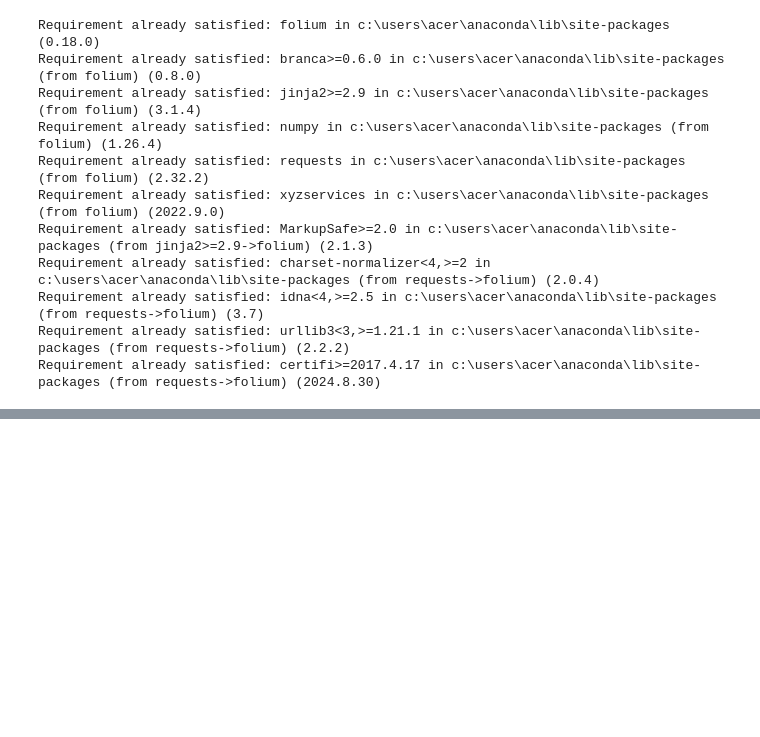
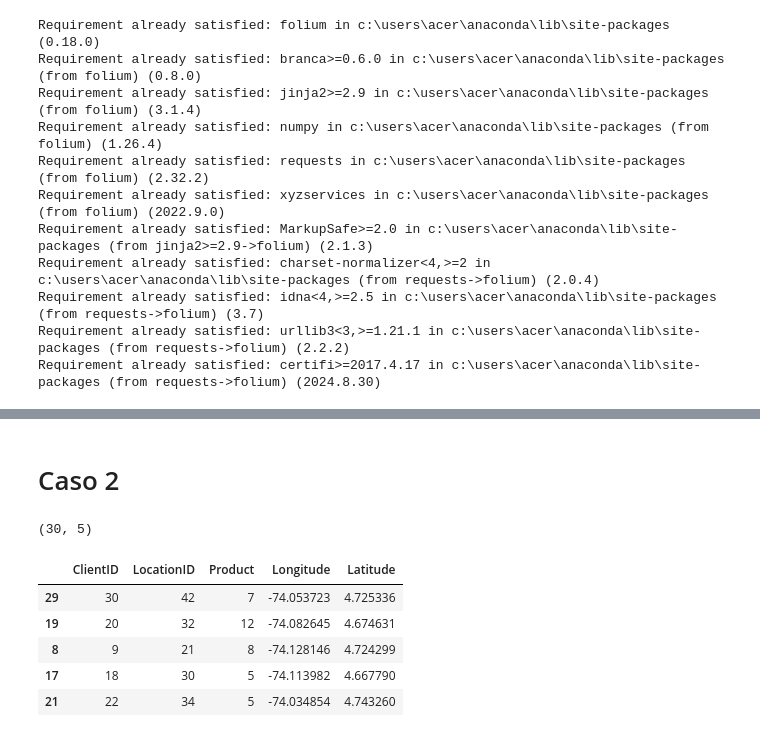
Before and after one commit to Pipeperez1305/PROY2_MOS, a Jupyter notebook: Proyecto Seneca Libre/MOS-Proyecto2.ipynb, the cells around one changed output, grey strips where cells are left out. Cells and saved outputs as stored; diff of their text form; code cells hidden in the pictures; blank space fills up the shorter version.

```diff
--- a/Proyecto Seneca Libre/MOS-Proyecto2.ipynb
+++ b/Proyecto Seneca Libre/MOS-Proyecto2.ipynb
@@ -587,0 +676,14 @@ Rutas seleccionadas para el viajero 11: [(24, 1), (1, 24)]
+# %% [markdown]
+# Caso 2
+# %%
+clientes_data2 = pd.read_csv(r"C:\Users\ACER\OneDrive - Universidad de los Andes\Escritorio\MOS\PROY2_MOS\Proyecto Seneca Libre\case_2_cost\Clients.csv")
+print(clientes_data2.shape)
+clientes_data2.sample(5)
+# %% [output]
+(30, 5)
+|  | ClientID | LocationID | Product | Longitude | Latitude |
+| 29 | 30 | 42 | 7 | -74.053723 | 4.725336 |
+| 19 | 20 | 32 | 12 | -74.082645 | 4.674631 |
+| 8 | 9 | 21 | 8 | -74.128146 | 4.724299 |
+| 17 | 18 | 30 | 5 | -74.113982 | 4.667790 |
+| 21 | 22 | 34 | 5 | -74.034854 | 4.743260 |
```
Also changed, not shown: parts of 30 cells of this notebook, 9 other files.
